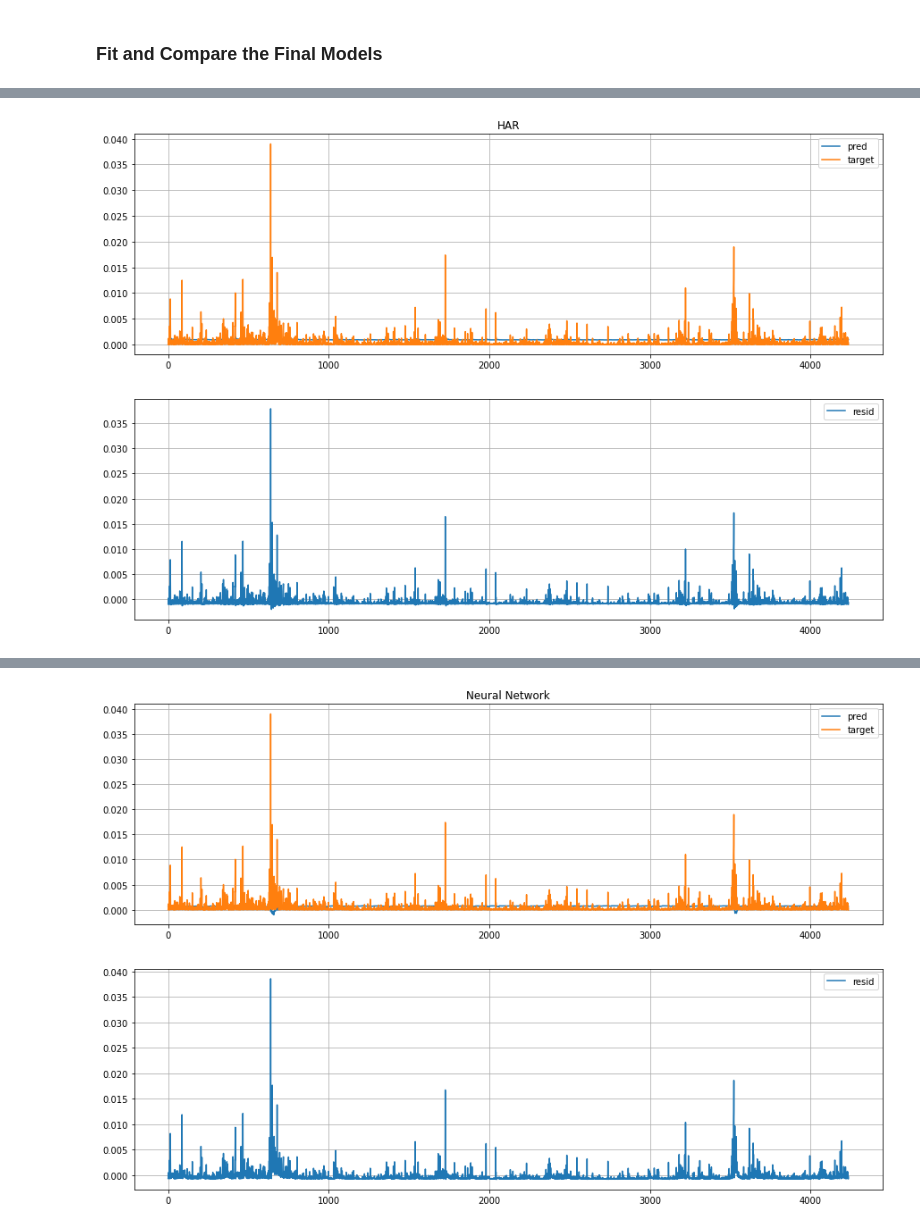
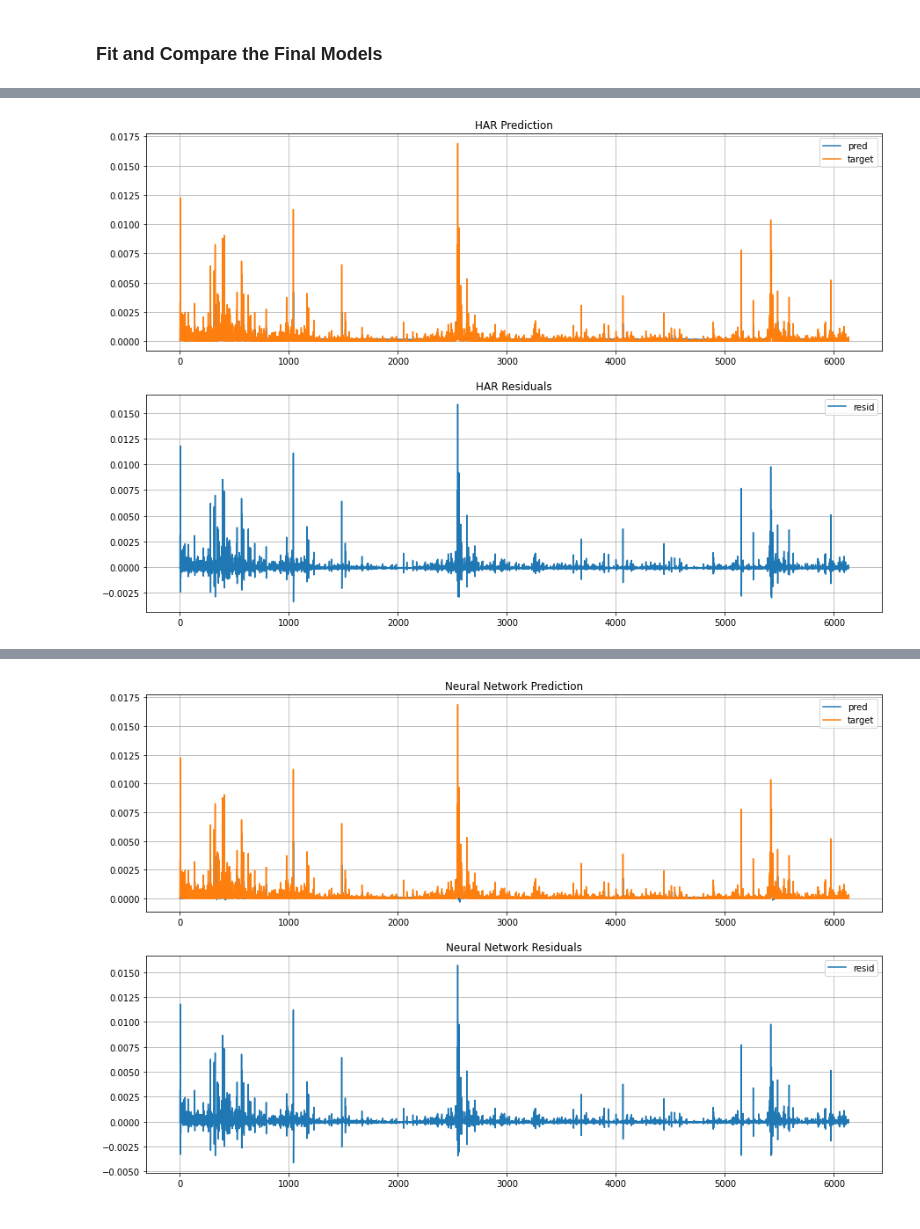
Before and after one commit to CodingNoob234/casestudy-neural-networks, a Jupyter notebook: main.ipynb, the cells around one changed output, grey strips where cells are left out. Saved outputs shown, nothing was run; the diff lists cells and outputs as text; code cells hidden in the pictures.

Commit message:
changed example stock to KO, for which the neural network estimation converges better for now

```diff
--- a/main.ipynb
+++ b/main.ipynb
@@ -37,19 +37,13 @@ warnings.simplefilter("ignore")
 # returns = data["price"].apply(np.log).diff()
 
 # or through yahoo finance
-prices = get_ticker_daily_close("AAPL")
+prices = get_ticker_daily_close("KO")
 returns = prices.apply(np.log).diff()
 print(f"Total observations: {len(returns)}")
 
 ################################################################
 # targets are just the squared returns
 targets = returns ** 2
-
-# features for neural network (lagged input)
-df = pd.DataFrame({})
-lags = 20
-for i in range(1, lags+1):
-    df[f"lag_{i}"] = targets.shift(i)
 
 # features for HAR (realized daily/weekly/monthly volatility)
 features_har = np.zeros(shape=(len(targets), 3))
@@ -259,7 +253,6 @@ if not (epochs and hidden_nodes and lr):
     epochs = 10
     hidden_nodes = 5
     lr = .01
-
 
 note = f"Estimating HAR and NN for fold: {i}"
 print_nicely(note, 100)
@@ -300,7 +293,8 @@ print(f"Predicted correlation: {np.corrcoef(output, targets_validation.reshape(-
 if plot:
     # plot prediction versus true daily volatility
     fig, axs = plt.subplots(2,1, figsize = (15, 10))
-    axs[0].set_title("HAR")
+    axs[0].set_title("HAR Prediction")
+    axs[1].set_title("HAR Residuals")
     axs[0].plot(output, label = "pred")
     axs[0].plot(targets_validation, label = "target")
     axs[1].plot(targets_validation.reshape(-1,) - output, label = "resid")
@@ -347,7 +341,8 @@ print(f"Predicted correlation: {np.corrcoef(targets_test_tensor.detach().numpy()
 if plot:
     # plot prediction versus true daily volatility
     fig, axs = plt.subplots(2,1, figsize = (15,10))
-    axs[0].set_title("Neural Network")
+    axs[0].set_title("Neural Network Prediction")
+    axs[1].set_title("Neural Network Residuals")
     axs[0].plot(output.detach().numpy(), label = "pred")
     axs[0].plot(targets_test_tensor.detach().numpy(), label = "target")
     axs[1].plot(targets_test_tensor.detach().numpy() - output.detach().numpy(), label = "resid")
@@ -371,2 +366,2 @@ Predicted correlation: 0.3138985651900063
-[figure, old version]
+[figure, new version]
 Estimating NN model ...
@@ -375 +370 @@ Predicted correlation: -0.26199482554565445
-[figure, old version]
+[figure, new version]
```
Also changed, not shown: parts of 3 cells of this notebook.
